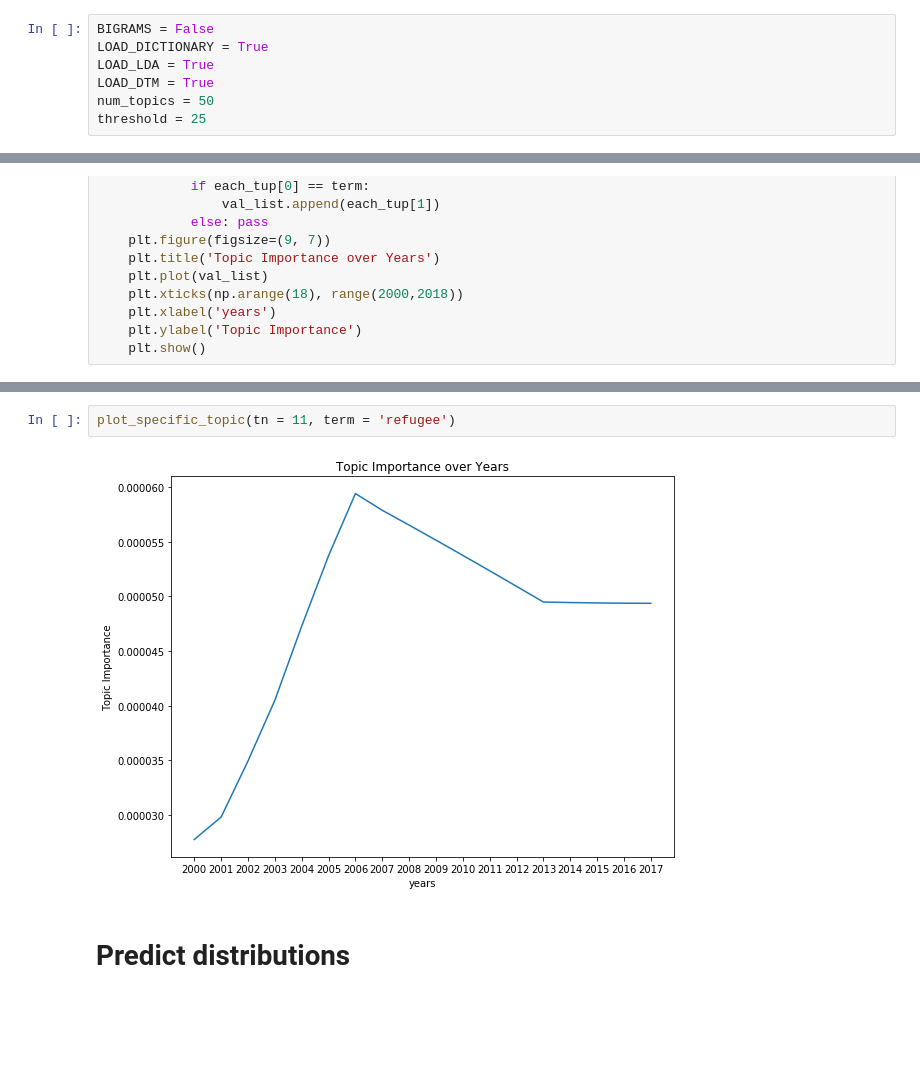
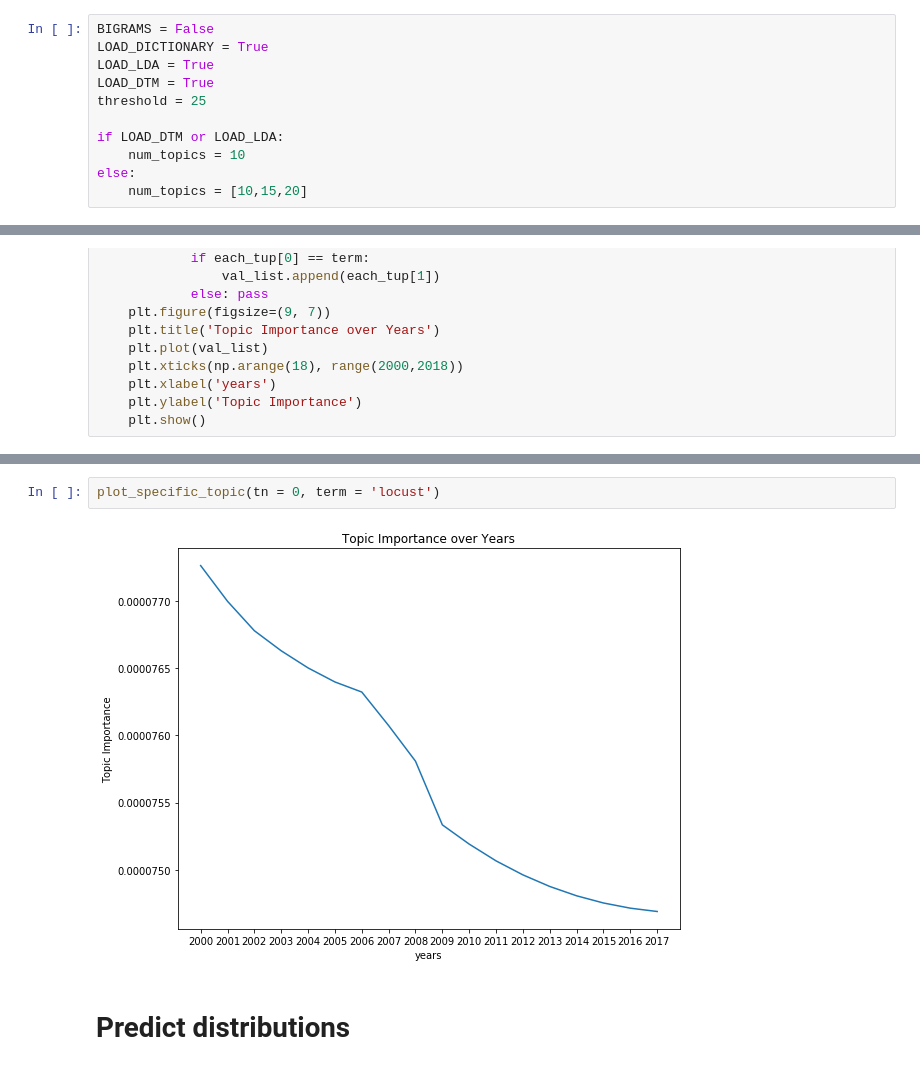
Before and after one commit to d4gumich/pdf_dynamic_topic_modeling, a Jupyter notebook: topic_modeling.ipynb, the cells around one changed output, grey strips where cells are left out. Cells and saved outputs as stored; diff of their text form; blank space fills up the shorter version.

Commit message:
Add updated topics for 10,15,20

```diff
--- a/topic_modeling.ipynb
+++ b/topic_modeling.ipynb
@@ -23,8 +23,12 @@ BIGRAMS = False
 LOAD_DICTIONARY = True
 LOAD_LDA = True
 LOAD_DTM = True
-num_topics = 50
 threshold = 25
+
+if LOAD_DTM or LOAD_LDA:
+    num_topics = 10
+else:
+    num_topics = [10,15,20]
 # %%
 from collections import Counter
 from gensim import models
@@ -416,7 +420,7 @@ plot_specific_topic(tn = 27, term = 'refugee')
 # %%
-plot_specific_topic(tn = 11, term = 'refugee')
+plot_specific_topic(tn = 0, term = 'locust')
 # %% [output]
-[figure, old version]
+[figure, new version]
 # %% [markdown]
 # Predict distributions
 # %%
```
Also changed, not shown: parts of 6 cells of this notebook, 24 other files.
